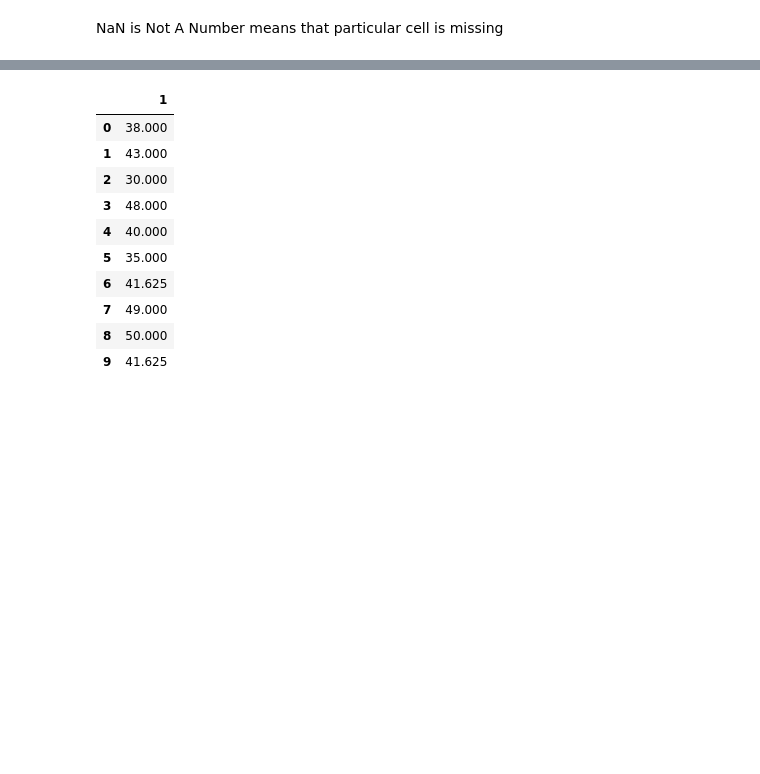
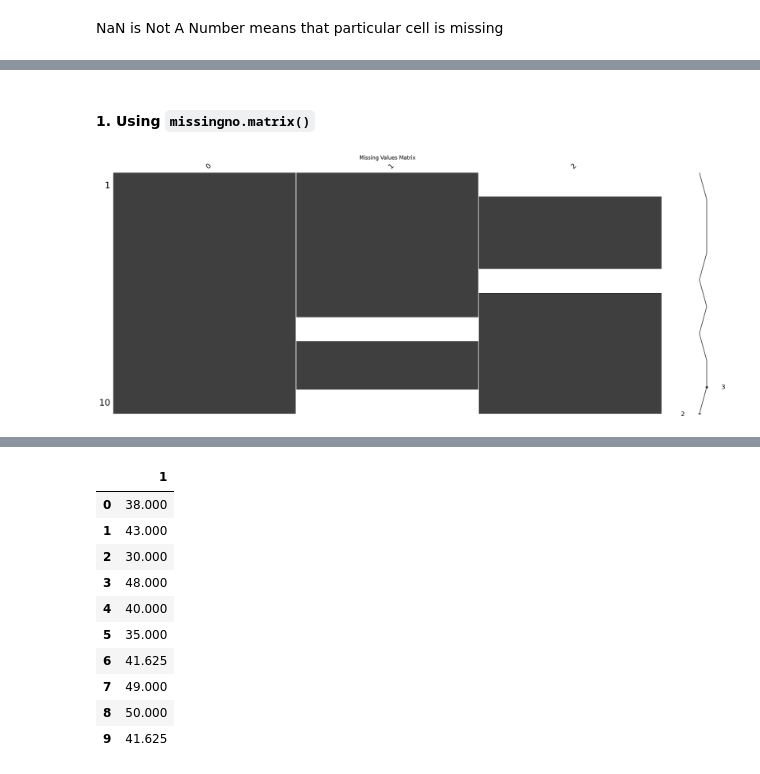
Before and after one commit to prasad2154/NewVision, a Jupyter notebook: Data_Preprocess/Data_Preprocessing_I_II.ipynb, the cells around one changed output, grey strips where cells are left out. Saved outputs shown, nothing was run; the diff lists cells and outputs as text; code cells hidden in the pictures; blank space fills up the shorter version.

```diff
--- a/Data_Preprocess/Data_Preprocessing_I_II.ipynb
+++ b/Data_Preprocess/Data_Preprocessing_I_II.ipynb
@@ -69,0 +75,21 @@ df.to_csv('sample.csv',index=False)
+# %%
+import numpy as np
+import pandas as pd
+
+# Re-defining data and df for robustness, as these cells previously failed due to NameError
+data = [['India',38.0,np.nan],
+    ['France',43.0,45000.0],
+ ['Germany',30.0, 54000.0],
+ ['France' ,48.0, 65000.0],
+ ['Germany' ,40.0, np. nan],
+ ['India' ,35.0, 58000.0],
+ ['Germany', np.nan ,53000.0],
+ ['France' ,49.0, 79000.0],
+ ['India', 50.0 ,88000.0],
+ ['France' ,np.nan, 77000.0]]
+df = pd.DataFrame(data)
+
+print('df.to_dict():')
+df_dict = df.to_dict()
+display(df_dict)
+print('\nType of df_dict:', type(df_dict))
@@ -79,0 +165,12 @@ NaN is Not A Number means that particular cell is missing
+# %% [markdown]
+#### 1. Using `missingno.matrix()`
+# %%
+import missingno as msno
+import matplotlib.pyplot as plt
+
+# Visualize missing values using missingno matrix
+msno.matrix(df)
+plt.title('Missing Values Matrix')
+plt.show()
+# %% [output]
+[figure, added]
```
Also changed, not shown: parts of 33 cells of this notebook.
